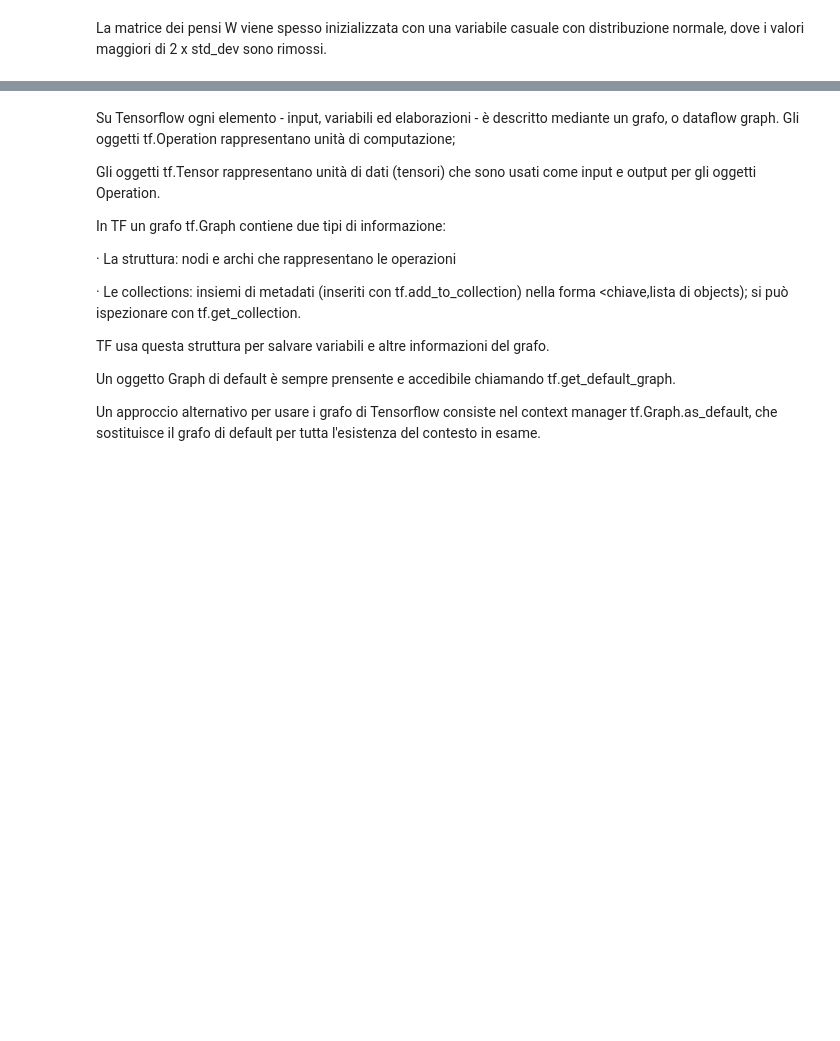
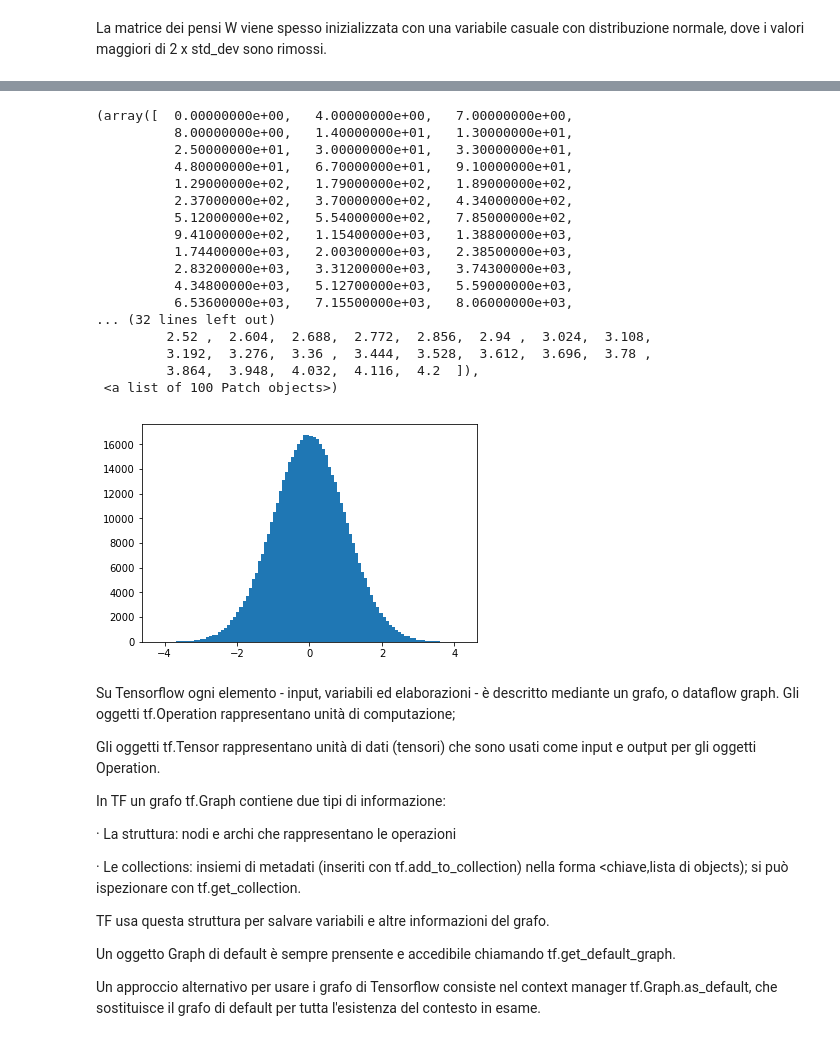
Before and after one commit to e-petrachi/MachineLearningPractices, a Jupyter notebook: DeepLearning/05_GDT.ipynb, the cells around one changed output, grey strips where cells are left out. Cells and saved outputs as stored; diff of their text form; code cells hidden in the pictures; blank space fills up the shorter version.

```diff
--- a/DeepLearning/05_GDT.ipynb
+++ b/DeepLearning/05_GDT.ipynb
@@ -80,5 +126,24 @@ plt.hist(a, 100, (-4.2, 4.2));
 # %%
-plt.hist(b, 100, (-4.2, 4.2));
+pl.hist(b, 100, (-4.2, 4.2))
+# %% [output]
+(array([  0.00000000e+00,   4.00000000e+00,   7.00000000e+00,
+          8.00000000e+00,   1.40000000e+01,   1.30000000e+01,
+          2.50000000e+01,   3.00000000e+01,   3.30000000e+01,
+          4.80000000e+01,   6.70000000e+01,   9.10000000e+01,
+          1.29000000e+02,   1.79000000e+02,   1.89000000e+02,
+          2.37000000e+02,   3.70000000e+02,   4.34000000e+02,
+          5.12000000e+02,   5.54000000e+02,   7.85000000e+02,
+          9.41000000e+02,   1.15400000e+03,   1.38800000e+03,
+          1.74400000e+03,   2.00300000e+03,   2.38500000e+03,
+          2.83200000e+03,   3.31200000e+03,   3.74300000e+03,
+          4.34800000e+03,   5.12700000e+03,   5.59000000e+03,
+          6.53600000e+03,   7.15500000e+03,   8.06000000e+03,
+... (32 lines left out)
+         2.52 ,  2.604,  2.688,  2.772,  2.856,  2.94 ,  3.024,  3.108,
+         3.192,  3.276,  3.36 ,  3.444,  3.528,  3.612,  3.696,  3.78 ,
+         3.864,  3.948,  4.032,  4.116,  4.2  ]),
+ <a list of 100 Patch objects>)
+[figure, added]
 # %%
 # Prendiamo un subset per limitare il tempo per l'addetramento, diminuiscilo se occorre
 
```
Also changed, not shown: parts of 10 cells of this notebook, 1 other file.
